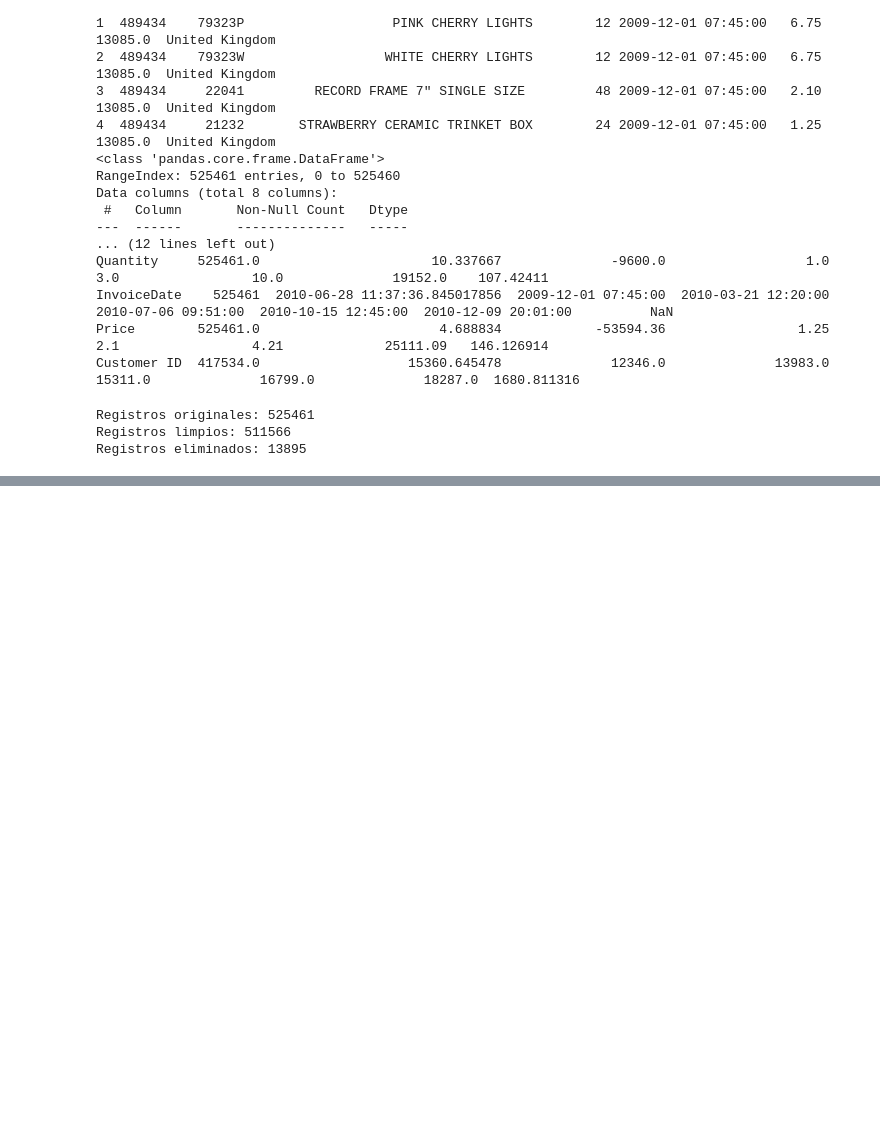
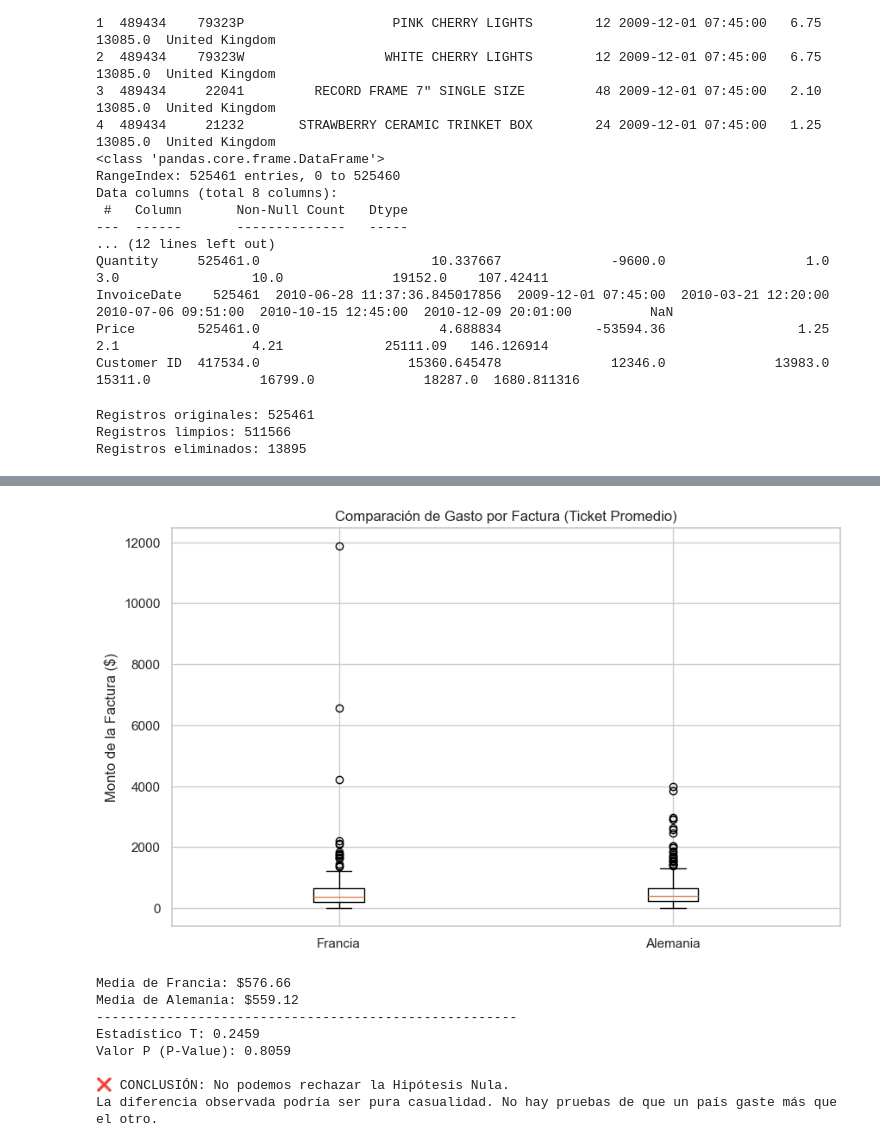
Before and after one commit to estefiturin/ecommerce-growth-analytics-suite, a Jupyter notebook: 01_exploracion_inicial.ipynb, the cells around one changed output, grey strips where cells are left out. Drawn from its saved outputs; the diff is of its cells as text; code cells hidden in the pictures; blank space fills up the shorter version.

```diff
--- a/01_exploracion_inicial.ipynb
+++ b/01_exploracion_inicial.ipynb
@@ -107,0 +255,41 @@ Los invitados representan el 14.30% de los ingresos totales.
+# %%
+import scipy.stats as stats
+
+# uso  'Invoice' para agrupar, porque quiero el gasto POR TICKET (por compra), no por producto
+basket_fr = df_minorista[df_minorista['Country'] == 'France'].groupby('Invoice')['Total_Venta'].sum()
+basket_ge = df_minorista[df_minorista['Country'] == 'Germany'].groupby('Invoice')['Total_Venta'].sum()
+
+plt.figure(figsize=(10, 6))
+
+# creo una lista combinada solo para graficar
+data_to_plot = [basket_fr, basket_ge]
+plt.boxplot(data_to_plot, labels=['Francia', 'Alemania'])
+plt.title('Comparación de Gasto por Factura (Ticket Promedio)')
+plt.ylabel('Monto de la Factura ($)')
+plt.show()
+
+print(f"Media de Francia: ${basket_fr.mean():.2f}")
+print(f"Media de Alemania: ${basket_ge.mean():.2f}")
+print("------------------------------------------------------")
+
+t_stat, p_value = stats.ttest_ind(basket_fr, basket_ge, equal_var=False) # equal_var=False aplica la corrección de Welch (más robusta)
+
+print(f"Estadístico T: {t_stat:.4f}")
+print(f"Valor P (P-Value): {p_value:.4f}")
+
+if p_value < 0.05:
+    print("\n✅ CONCLUSIÓN: Rechazamos la Hipótesis Nula.")
+    print("Hay una diferencia ESTADÍSTICAMENTE SIGNIFICATIVA entre el gasto de Francia y Alemania.")
+else:
+    print("\n❌ CONCLUSIÓN: No podemos rechazar la Hipótesis Nula.")
+    print("La diferencia observada podría ser pura casualidad. No hay pruebas de que un país gaste más que el otro.")
+# %% [output]
+[figure, added]
+Media de Francia: $576.66
+Media de Alemania: $559.12
+------------------------------------------------------
+Estadístico T: 0.2459
+Valor P (P-Value): 0.8059
+
+❌ CONCLUSIÓN: No podemos rechazar la Hipótesis Nula.
+La diferencia observada podría ser pura casualidad. No hay pruebas de que un país gaste más que el otro.
```
Also changed, not shown: parts of 11 cells of this notebook.
